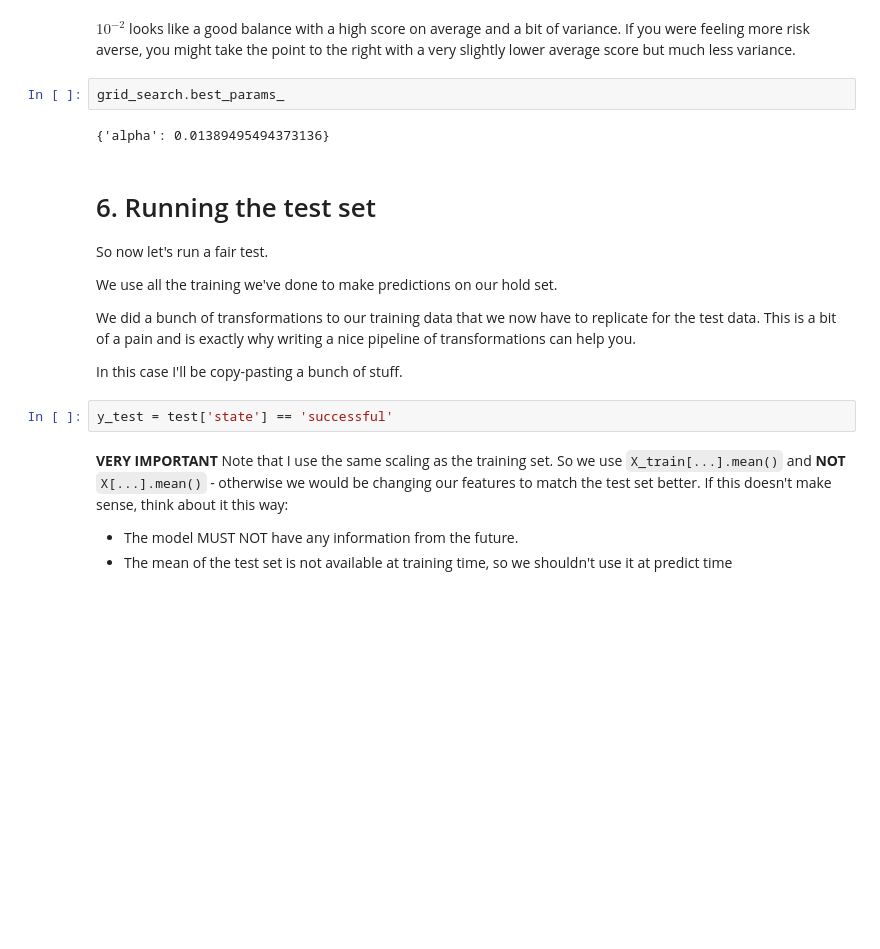
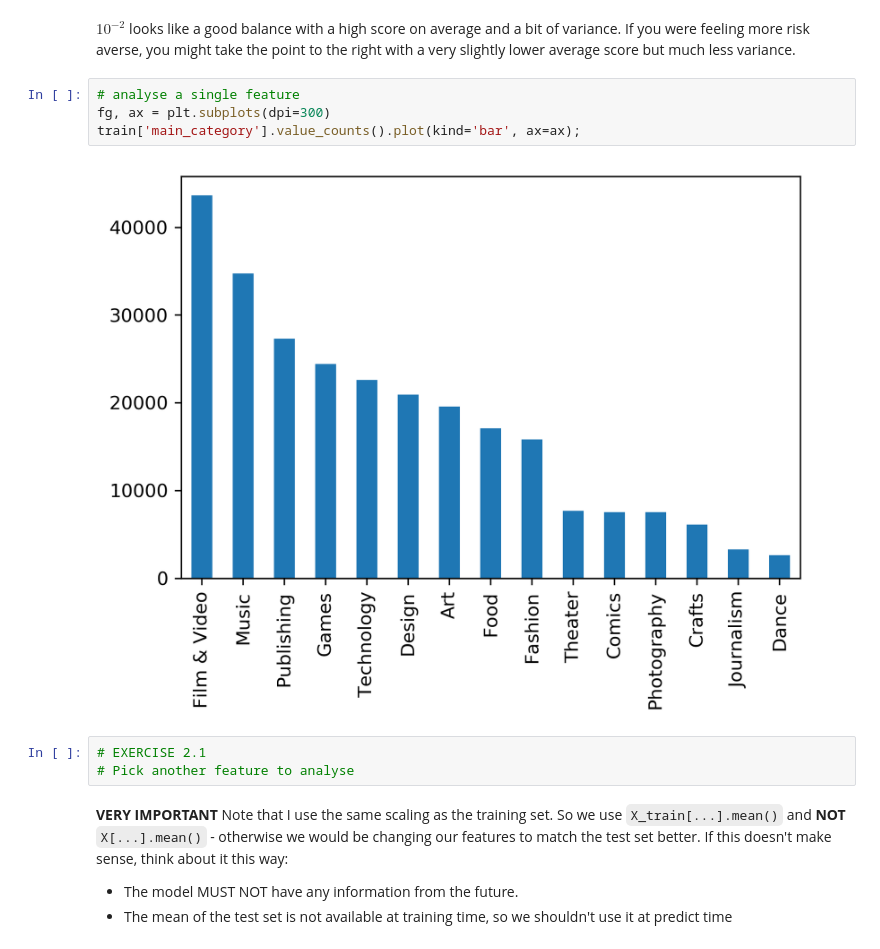
Before and after one commit to ShelyBhogal/data-science, a Jupyter notebook: 13-workshop1-classification/workshop.ipynb, the cells around one changed output. Drawn from its saved outputs; the diff is of its cells as text; blank space fills up the shorter version.

```diff
--- a/13-workshop1-classification/workshop.ipynb
+++ b/13-workshop1-classification/workshop.ipynb
@@ -511,21 +121,14 @@ ax.set_xlabel('Hyperparameter value');
 # %% [markdown]
 $10^{-2}$ looks like a good balance with a high score on average and a bit of variance. If you were feeling more risk averse, you might take the point to the right with a very slightly lower average score but much less variance.
-# %%
-grid_search.best_params_
-# %% [output]
-{'alpha': 0.01389495494373136}
-# %% [markdown]
-# 6. Running the test set
-
-So now let's run a fair test.
-
-We use all the training we've done to make predictions on our hold set.
-
-We did a bunch of transformations to our training data that we now have to replicate for the test data. This is a bit of a pain and is exactly why writing a nice pipeline of transformations can help you.
-
-In this case I'll be copy-pasting a bunch of stuff.
-# %%
-y_test = test['state'] == 'successful'
+# %%
+# analyse a single feature
+fg, ax = plt.subplots(dpi=300)
+train['main_category'].value_counts().plot(kind='bar', ax=ax);
+# %% [output]
+[figure, added]
+# %%
+# EXERCISE 2.1
+# Pick another feature to analyse
 # %% [markdown]
 **VERY IMPORTANT** Note that I use the same scaling as the training set. So we use `X_train[...].mean()` and **NOT** `X[...].mean()` - otherwise we would be changing our features to match the test set better. If this doesn't make sense, think about it this way:
 
```
Also changed, not shown: parts of 102 cells of this notebook.
